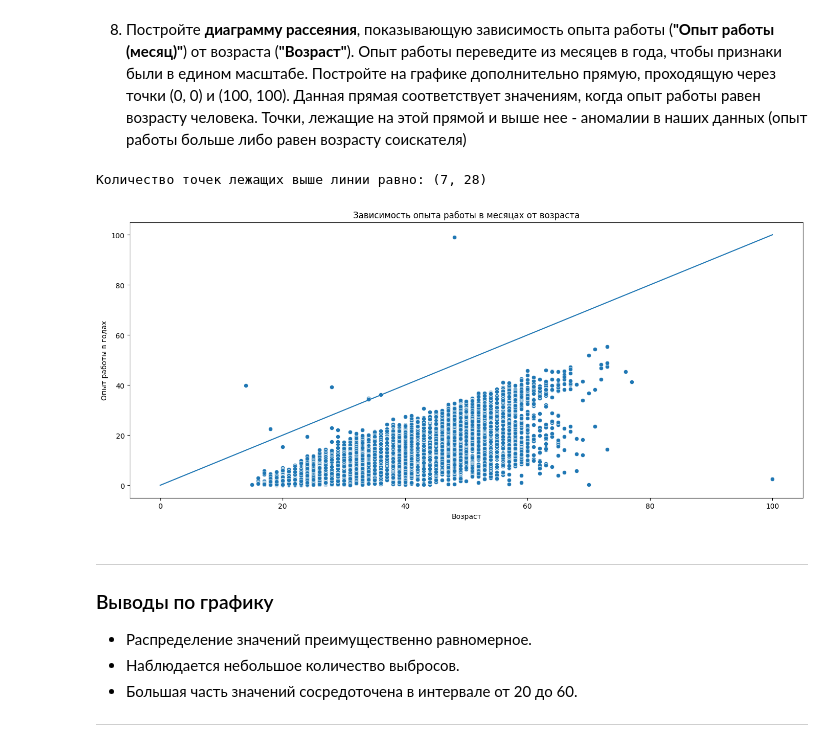
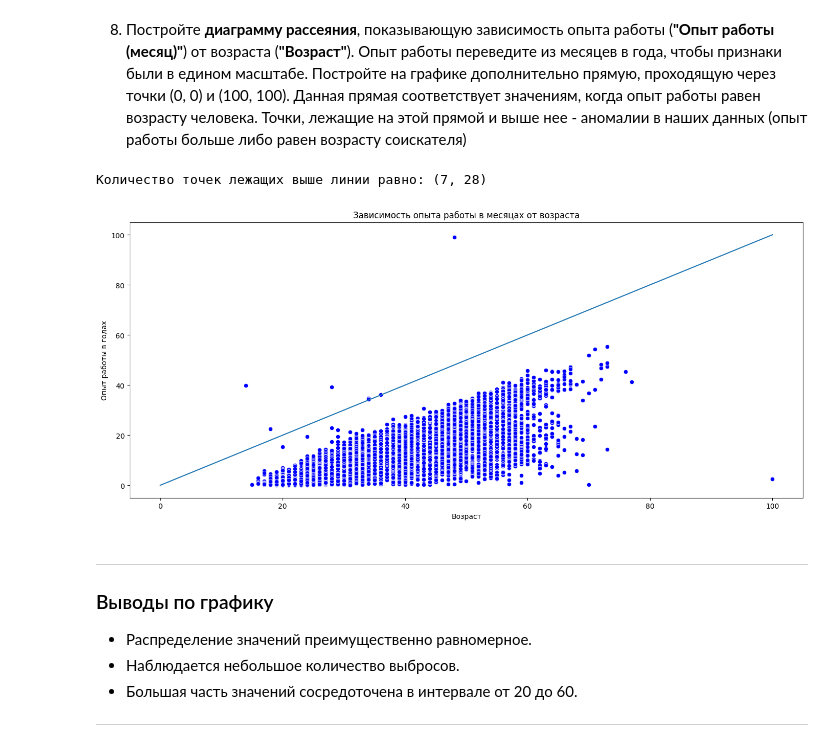
Before and after one commit to Fooum/SF-DS-projects, a Jupyter notebook: Project hh ru.ipynb, the cells around one changed output. Cells and saved outputs as stored; diff of their text form; code cells hidden in the pictures.

```diff
--- a/Project hh ru.ipynb
+++ b/Project hh ru.ipynb
@@ -433,13 +388,6 @@ merged['close'] = merged['close'].fillna(1)
 merged['proportion'] = merged['proportion'].fillna(1)
 hh_data['ЗП руб'] = merged['close'] * merged['ЗПб'] / merged['proportion']
 
-'''
-hh_data.loc[hh_data['Курс валют'] == 'KGS', 'ЗП руб']/=10
-hh_data.loc[hh_data['Курс валют'] == 'UAH', 'ЗП руб']/=10
-hh_data.loc[hh_data['Курс валют'] == 'UZS', 'ЗП руб']/=10000
-hh_data.loc[hh_data['Курс валют'] == 'KZT', 'ЗП руб']/=100
-'''
-
 merged.loc[merged['close'] == 'UZS', 'proportion'] = 0.0001
 
 median_zp = ((hh_data['ЗП руб'].median()/1000))
@@ -698,16 +645,16 @@ plt.show()
 # %%
 hh_data['Опыт работы (год)'] = hh_data['Опыт работы'] / 12
 fig = plt.figure(figsize=(17, 7))
 sns.lineplot(x = [0,100], y = [0,100])
-ax = sns.scatterplot(data= hh_data, x = 'Возраст', y = 'Опыт работы (год)', palette = 'deep')
+ax = sns.scatterplot(data= hh_data, x = 'Возраст', y = 'Опыт работы (год)', color = 'blue')
 ax.set_title('Зависимость опыта работы в месяцах от возраста')
 ax.set_ylabel('Опыт работы в годах')
 
 count_point = hh_data[hh_data['Опыт работы (год)'] >= hh_data['Возраст']].shape
 print(f'Количество точек лежащих выше линии равно: {count_point}')
 # %% [output]
 Количество точек лежащих выше линии равно: (7, 28)
-[figure, old version]
+[figure, new version]
 # %% [markdown]
 ------
 ### Выводы по графику
```
Also changed, not shown: parts of 28 cells of this notebook.
